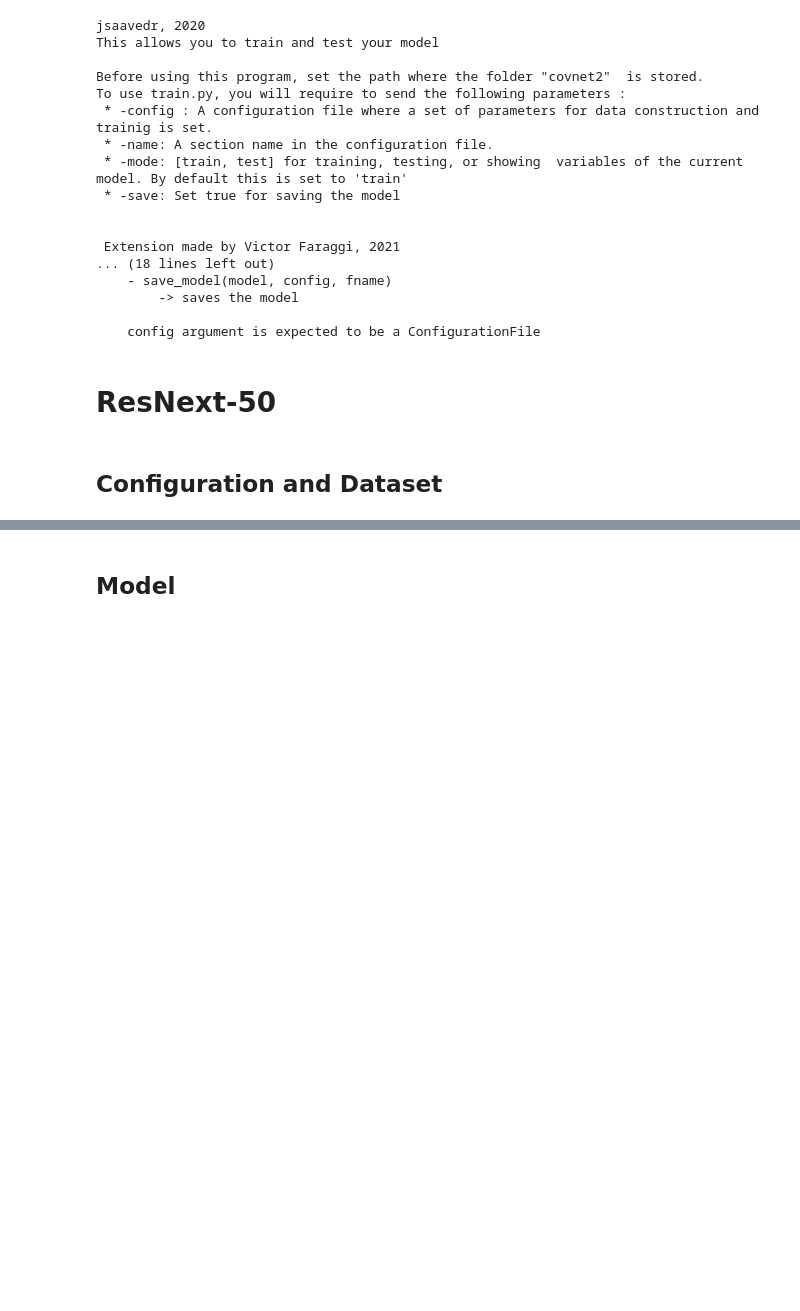
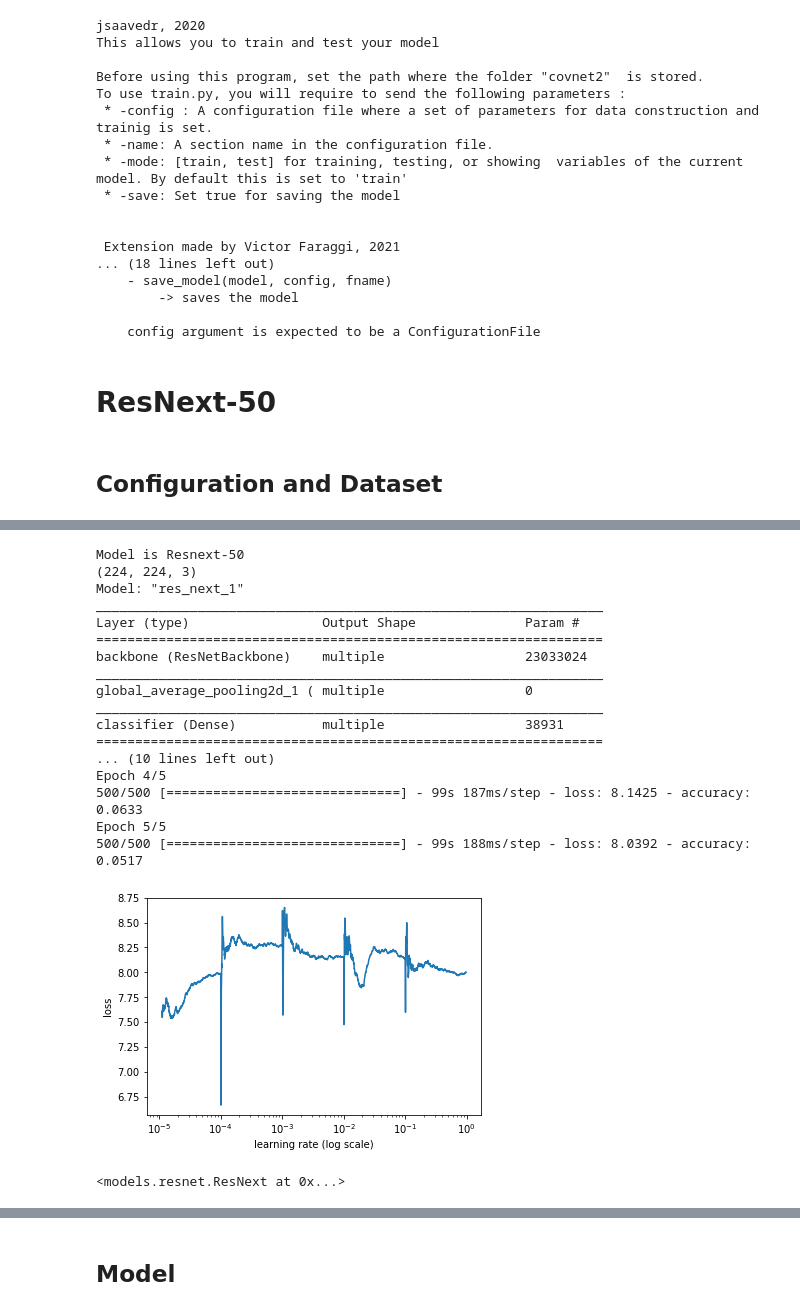
Before and after one commit to stepp1/compVision-DCC, a Jupyter notebook: t1/notebooks/training_resnext50.ipynb, the cells around one changed output, grey strips where cells are left out. Saved outputs shown, nothing was run; the diff lists cells and outputs as text; code cells hidden in the pictures; blank space fills up the shorter version.

```diff
--- a/t1/notebooks/training_resnext50.ipynb
+++ b/t1/notebooks/training_resnext50.ipynb
@@ -210 +140,25 @@ def determineLearningRate(model, dataset, opt):
+# %%
+if lr_find:
+    model = create_model(config, model_name, csDataset.input_shape, use_mixed=True)
+    determine_learning_rate(model, datasets['train'], tf.keras.optimizers.Adam(), config.get_batch_size())
+# %% [output]
+Model is Resnext-50
+(224, 224, 3)
+Model: "res_next_1"
+_________________________________________________________________
+Layer (type)                 Output Shape              Param #
+=================================================================
+backbone (ResNetBackbone)    multiple                  23033024
+_________________________________________________________________
+global_average_pooling2d_1 ( multiple                  0
+_________________________________________________________________
+classifier (Dense)           multiple                  38931
+=================================================================
+... (10 lines left out)
+Epoch 4/5
+500/500 [==============================] - 99s 187ms/step - loss: 8.1425 - accuracy: 0.0633
+Epoch 5/5
+500/500 [==============================] - 99s 188ms/step - loss: 8.0392 - accuracy: 0.0517
+[figure, added]
+<models.resnet.ResNext at 0x...>
 # %%
```
Also changed, not shown: parts of 34 cells of this notebook, 5 other files.
